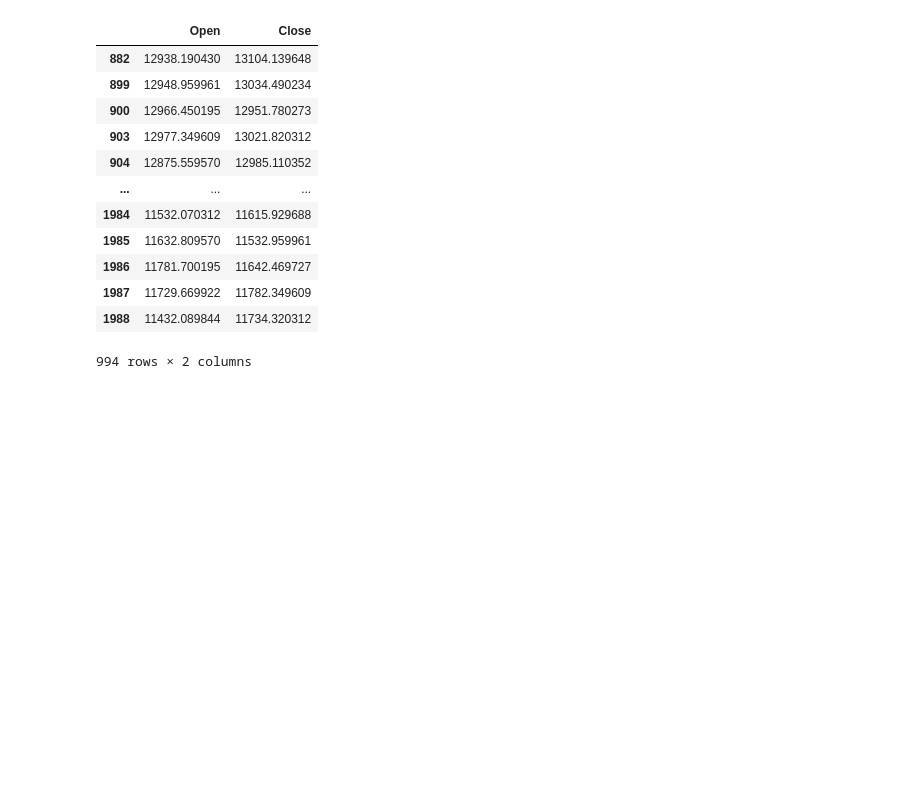
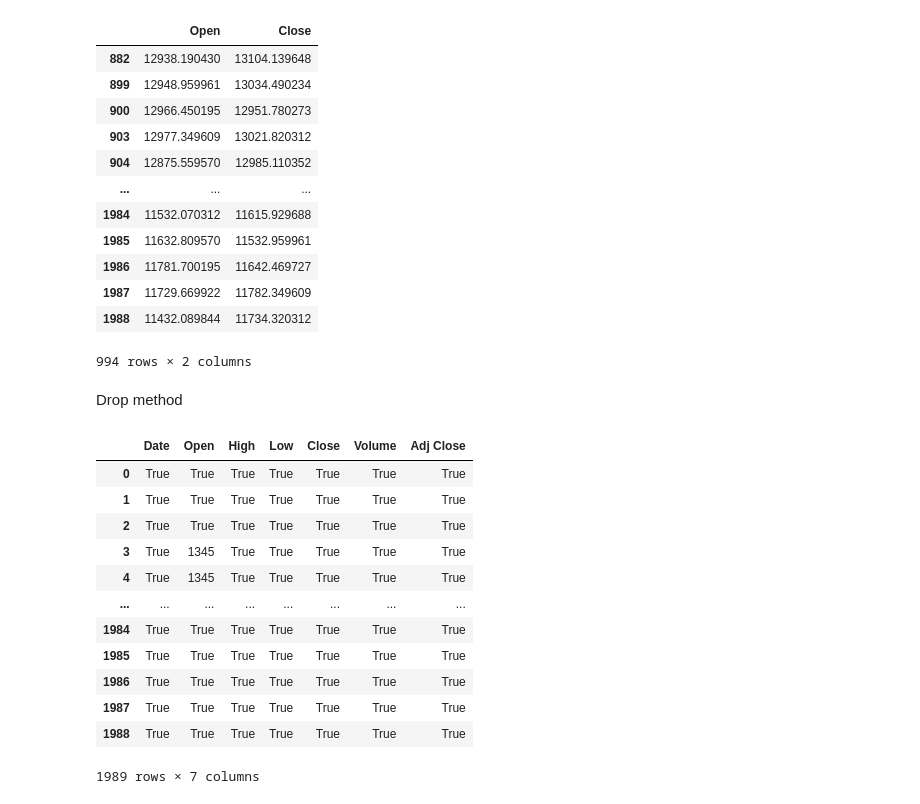
Before and after one commit to Naitikpareek123/Naitikpareek123, a Jupyter notebook: python/project3/practics.ipynb, the cells around one changed output. Cells and saved outputs as stored; diff of their text form; code cells hidden in the pictures; blank space fills up the shorter version.

```diff
--- a/python/project3/practics.ipynb
+++ b/python/project3/practics.ipynb
@@ -432,3 +432,25 @@ data.loc[data.Open<data.Open.median(),['Open','Close']]
 | 1987 | 11729.669922 | 11782.349609 |
 | 1988 | 11432.089844 | 11734.320312 |
 994 rows × 2 columns
+# %% [markdown]
+Drop method
+# %%
+data1=a.copy()
+data1.loc[3:6,"Open"]=None
+data1.fillna(1345,inplace=True)
+# %%
+data1
+# %% [output]
+|  | Date | Open | High | Low | Close | Volume | Adj Close |
+| 0 | True | True | True | True | True | True | True |
+| 1 | True | True | True | True | True | True | True |
+| 2 | True | True | True | True | True | True | True |
+| 3 | True | 1345 | True | True | True | True | True |
+| 4 | True | 1345 | True | True | True | True | True |
+| ... | ... | ... | ... | ... | ... | ... | ... |
+| 1984 | True | True | True | True | True | True | True |
+| 1985 | True | True | True | True | True | True | True |
+| 1986 | True | True | True | True | True | True | True |
+| 1987 | True | True | True | True | True | True | True |
+| 1988 | True | True | True | True | True | True | True |
+1989 rows × 7 columns
```
Also changed, not shown: parts of 3 cells of this notebook.
